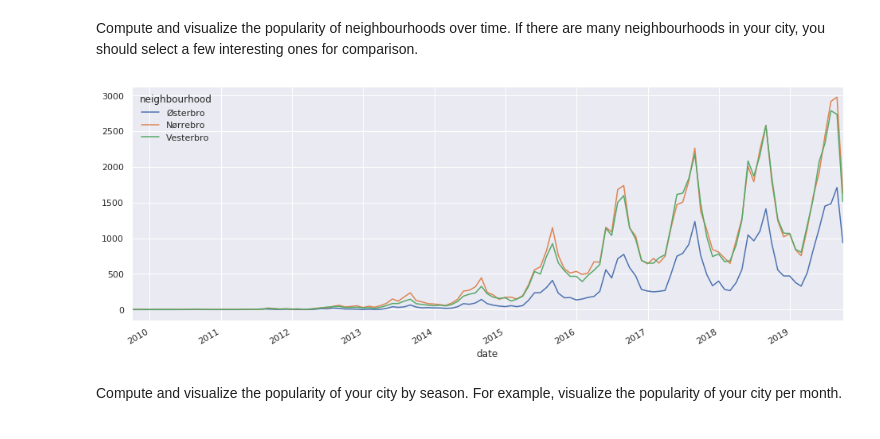
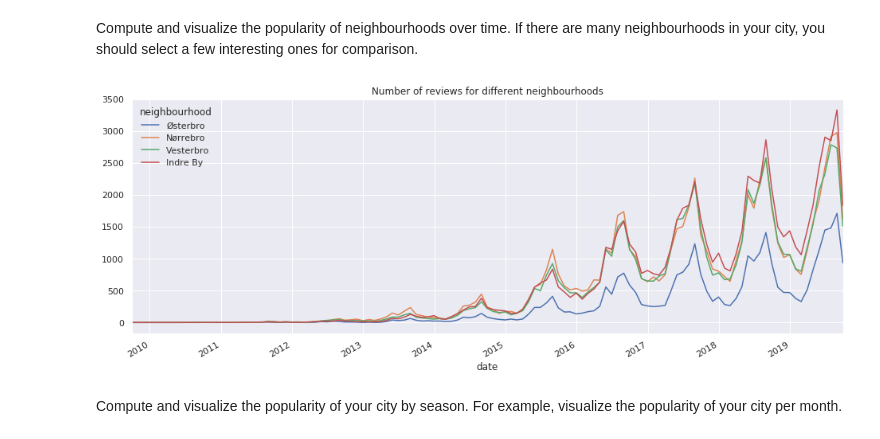
Before and after one commit to brandtoliver/Computational_Tools, a Jupyter notebook: Project 3 - Airbnb_cleanup.ipynb, the cells around one changed output. Saved outputs shown, nothing was run; the diff lists cells and outputs as text; code cells hidden in the pictures.

```diff
--- a/Project 3 - Airbnb_cleanup.ipynb
+++ b/Project 3 - Airbnb_cleanup.ipynb
@@ -390,10 +295,12 @@ df_plot = df_plot.pivot(index='date',columns='neighbourhood',\
 df_plot = df_plot[df_plot.index.notnull()].reset_index()
 df_plot = df_plot.fillna(0)
 # %%
-df_plot.plot(x='date', y=['Østerbro','Nørrebro','Vesterbro'],figsize=(16,6))
+# Plot review count of four largest neighbourhoods
+df_plot.plot(x='date', y=['Østerbro','Nørrebro','Vesterbro','Indre By'],figsize=(16,6))
+plt.title('Number of reviews for different neighbourhoods')
 plt.show()
 # %% [output]
-[figure, old version]
+[figure, new version]
 # %% [markdown]
 Compute and visualize the popularity of your city by season. For example, visualize the popularity of your city per month.
 # %%
```
Also changed, not shown: parts of 38 cells of this notebook.
